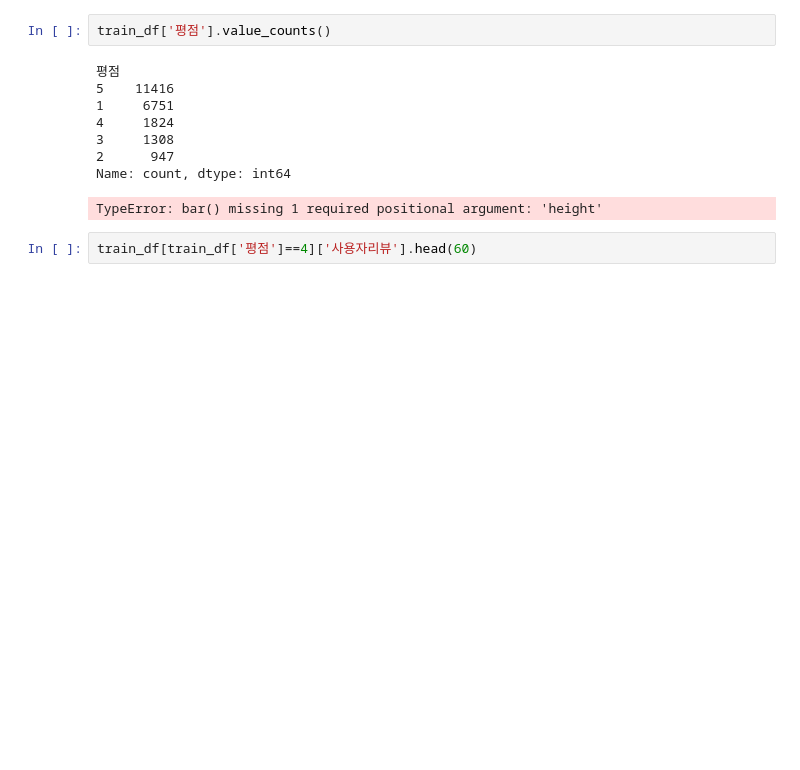
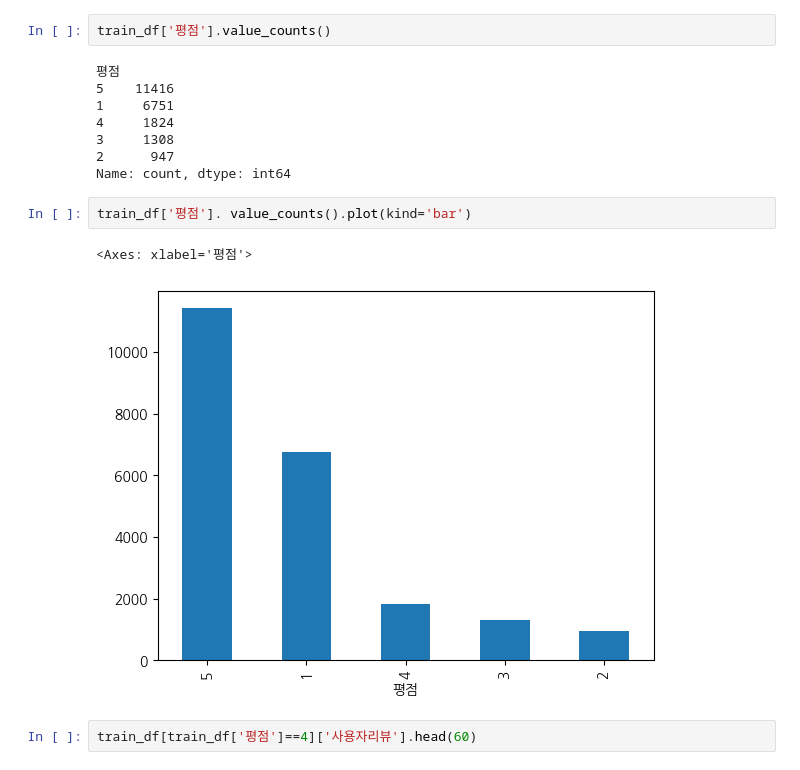
Before and after one commit to eunso03/fintech, a Jupyter notebook: 05machine_learning/20금융앱리뷰분석하기.ipynb, the cells around one changed output. Saved outputs shown, nothing was run; the diff lists cells and outputs as text; blank space fills up the shorter version.

```diff
--- a/05machine_learning/20금융앱리뷰분석하기.ipynb
+++ b/05machine_learning/20금융앱리뷰분석하기.ipynb
@@ -65,8 +65,10 @@ train_df['평점'].value_counts()
 2      947
 Name: count, dtype: int64
 # %%
+train_df['평점']. value_counts().plot(kind='bar')
 # %% [output]
-TypeError: bar() missing 1 required positional argument: 'height'
+<Axes: xlabel='평점'>
+[figure, added]
 # %%
 train_df[train_df['평점']==4]['사용자리뷰'].head(60)
 # %% [output]
```
Also changed, not shown: parts of 7 cells of this notebook, 1 other file.
